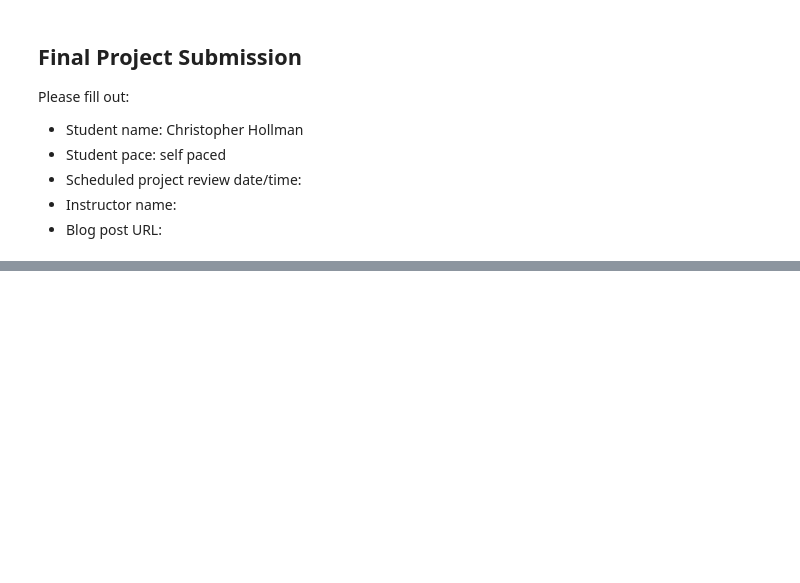
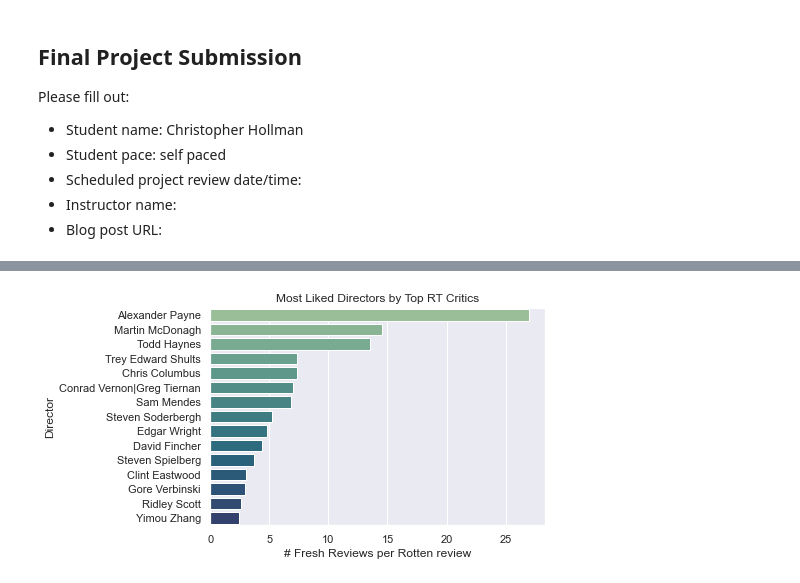
Before and after one commit to cmhollman/dsc-phase-1-project-v2-3, a Jupyter notebook: student.ipynb, the cells around one changed output, grey strips where cells are left out. Saved outputs shown, nothing was run; the diff lists cells and outputs as text; code cells hidden in the pictures; blank space fills up the shorter version.

```diff
--- a/student.ipynb
+++ b/student.ipynb
@@ -59,7 +59,7 @@ columns={'index':'director','director':'rating_count'})
 ##inner merge with original dataset
 ##resulting dataset is complete data for top 60 directors
 
-top_directors_reviews = top_60_directors.merge(rt_top_critics)
+top_directors_reviews = top_50_directors.merge(rt_top_critics)
 director_ratings = top_directors_reviews.groupby(['director','fresh']).count()
 director_ratings = director_ratings['rating_count'].unstack('fresh')
 
@@ -132,0 +196,14 @@ months_grouped = title_and_budget.groupby(
+# %%
+##plotting top 15 directors by # of "fresh" ratings per "rotten" rating
+sns.set_style('darkgrid')
+sns.barplot(
+y=top_15_directors.index,
+x="fresh/rotten",
+palette='crest',
+data=top_15_directors,
+orient="h").set(
+ylabel="Director",
+xlabel="# Fresh Reviews per Rotten review",
+title="Most Liked Directors by Top RT Critics");
+# %% [output]
+[figure, added]
```
Also changed, not shown: parts of 7 cells of this notebook.
